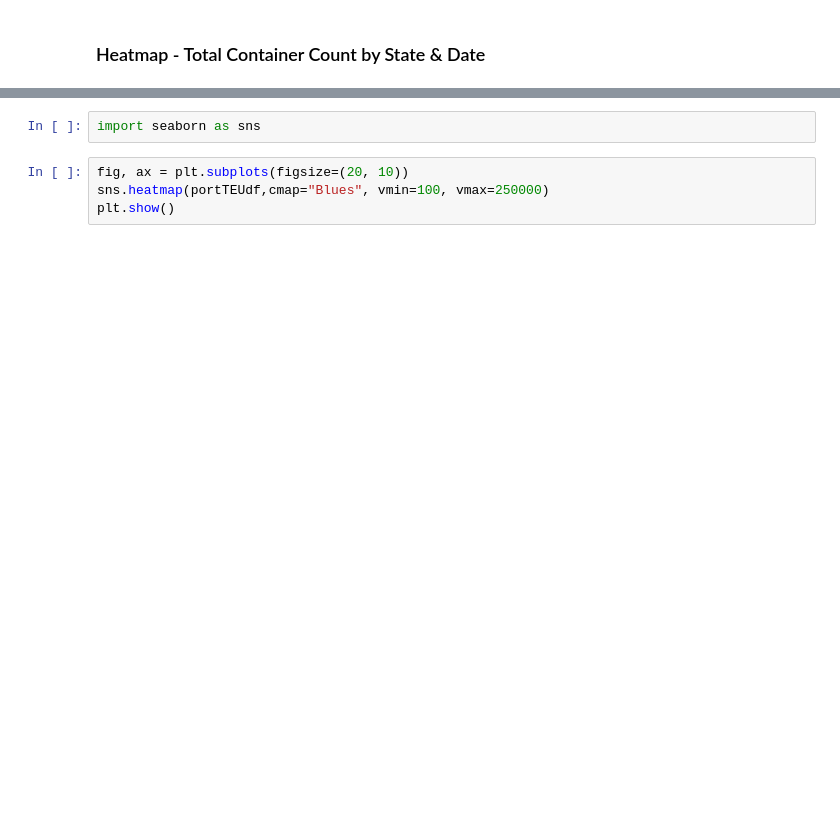
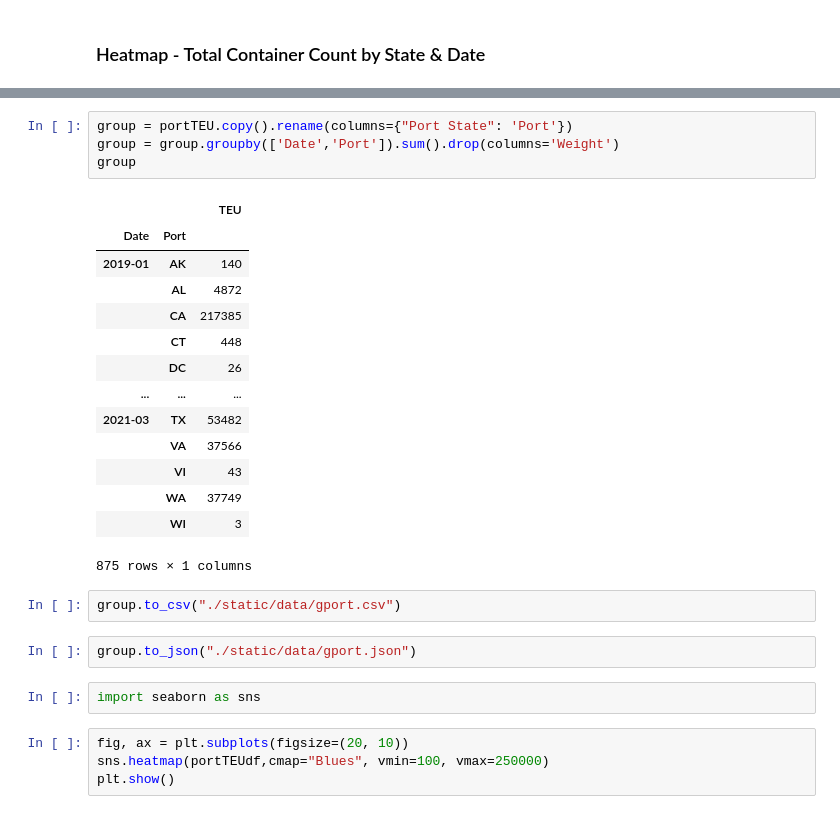
Before and after one commit to naydeenmonzon/Project-2, a Jupyter notebook: US_Census.ipynb, the cells around one changed output, grey strips where cells are left out. Drawn from its saved outputs; the diff is of its cells as text; blank space fills up the shorter version.

```diff
--- a/US_Census.ipynb
+++ b/US_Census.ipynb
@@ -275,3 +305,26 @@ portTEUdf.describe().astype(int)
+# %%
+group = portTEU.copy().rename(columns={"Port State": 'Port'})
+group = group.groupby(['Date','Port']).sum().drop(columns='Weight')
+group
+# %% [output]
+|  |  | TEU |
+| Date | Port |  |
+| 2019-01 | AK | 140 |
+|  | AL | 4872 |
+|  | CA | 217385 |
+|  | CT | 448 |
+|  | DC | 26 |
+| ... | ... | ... |
+| 2021-03 | TX | 53482 |
+|  | VA | 37566 |
+|  | VI | 43 |
+|  | WA | 37749 |
+|  | WI | 3 |
+875 rows × 1 columns
+# %%
+group.to_csv("./static/data/gport.csv")
+# %%
+group.to_json("./static/data/gport.json")
 # %%
 import seaborn as sns
 # %%
```
Also changed, not shown: parts of 28 cells of this notebook, 12 other files.
